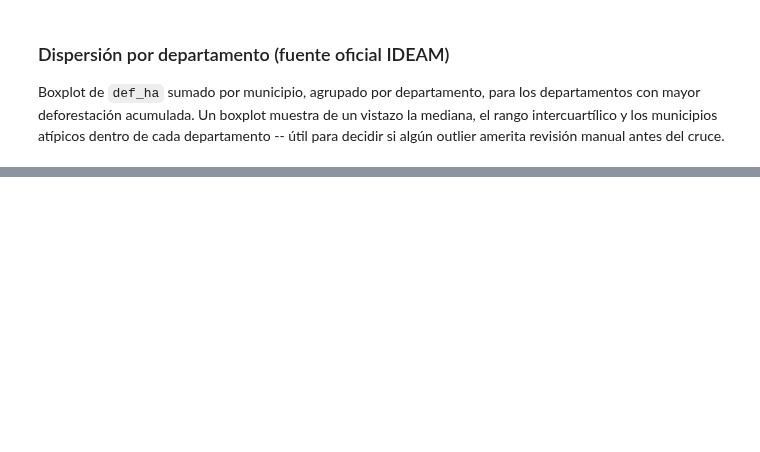
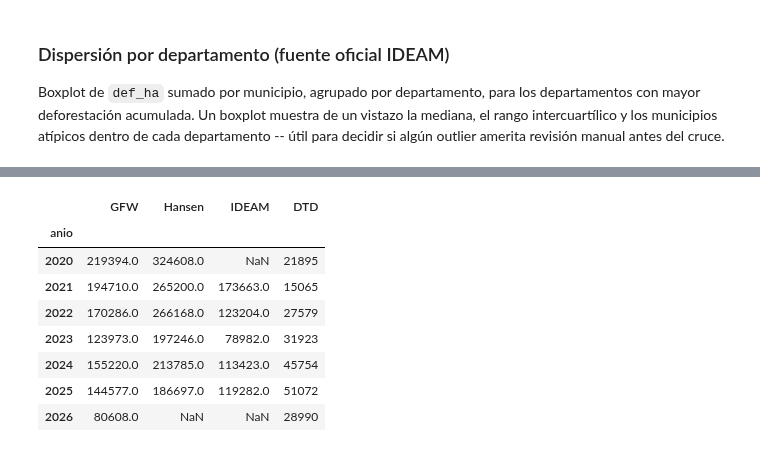
Before and after one commit to Bo-T19/trabajo_de_grado_ofr, a Jupyter notebook: catalogo_paneles.ipynb, the cells around one changed output, grey strips where cells are left out. Drawn from its saved outputs; the diff is of its cells as text; code cells hidden in the pictures; blank space fills up the shorter version.

```diff
--- a/catalogo_paneles.ipynb
+++ b/catalogo_paneles.ipynb
@@ -638,0 +776,22 @@ fig.tight_layout()
+# %%
+# Cifras nacionales por año, las cuatro fuentes juntas. NaN = ese año
+# no existe (o no esta completo) en esa fuente -- no se rellena con 0
+# porque "sin dato" y "cero deforestacion" son cosas distintas.
+anual_4f = pd.DataFrame({
+    "GFW":    gfw.groupby("anio").area_def_ha.sum(),
+    "Hansen": hansen.groupby("anio").perdida_ha.sum(),
+    "IDEAM":  (ideam.assign(anio=ideam.periodo.str[-4:].astype(int))
+                     .groupby("anio").def_ha.sum()),
+    "DTD":    dtd.groupby("anio").n_alertas.sum(),
+})
+anual_4f.round(0)
+# %% [output]
+|  | GFW | Hansen | IDEAM | DTD |
+| anio |  |  |  |  |
+| 2020 | 219394.0 | 324608.0 | NaN | 21895 |
+| 2021 | 194710.0 | 265200.0 | 173663.0 | 15065 |
+| 2022 | 170286.0 | 266168.0 | 123204.0 | 27579 |
+| 2023 | 123973.0 | 197246.0 | 78982.0 | 31923 |
+| 2024 | 155220.0 | 213785.0 | 113423.0 | 45754 |
+| 2025 | 144577.0 | 186697.0 | 119282.0 | 51072 |
+| 2026 | 80608.0 | NaN | NaN | 28990 |
```
Also changed, not shown: parts of 30 cells of this notebook, 9 other files.
